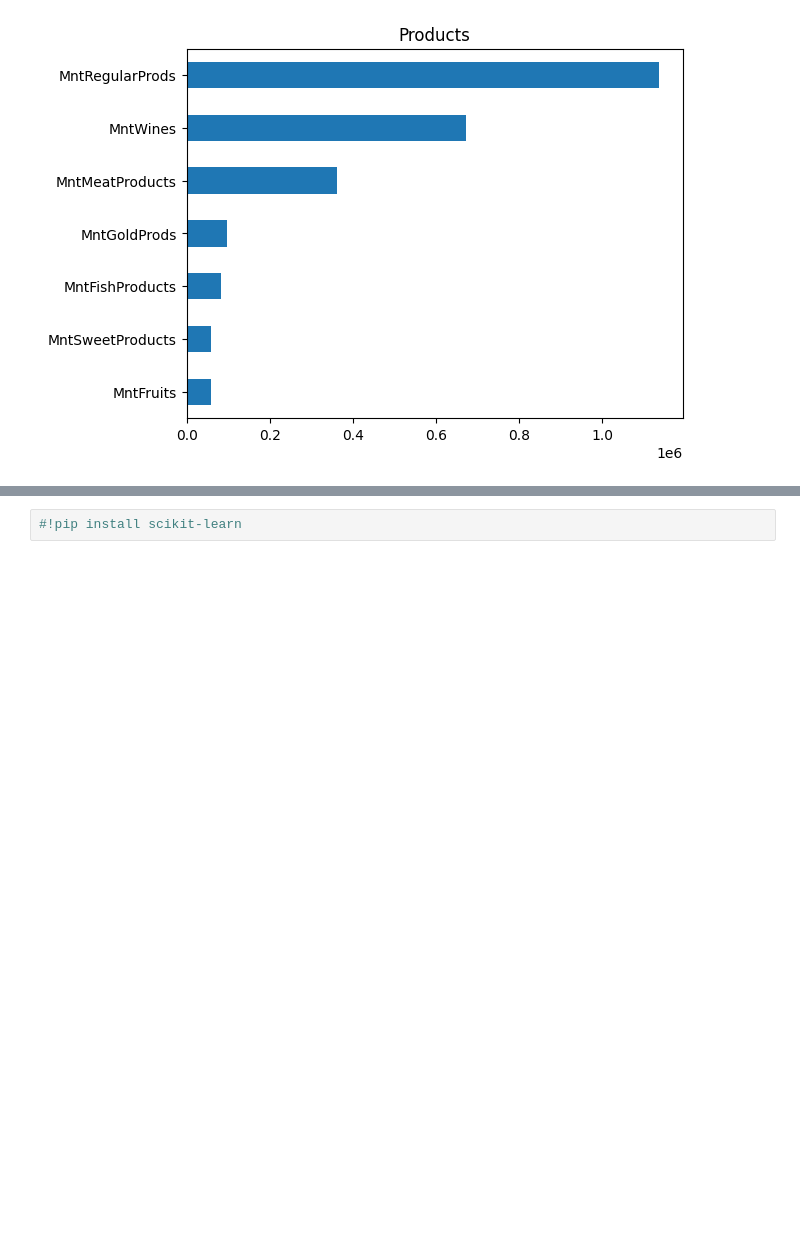
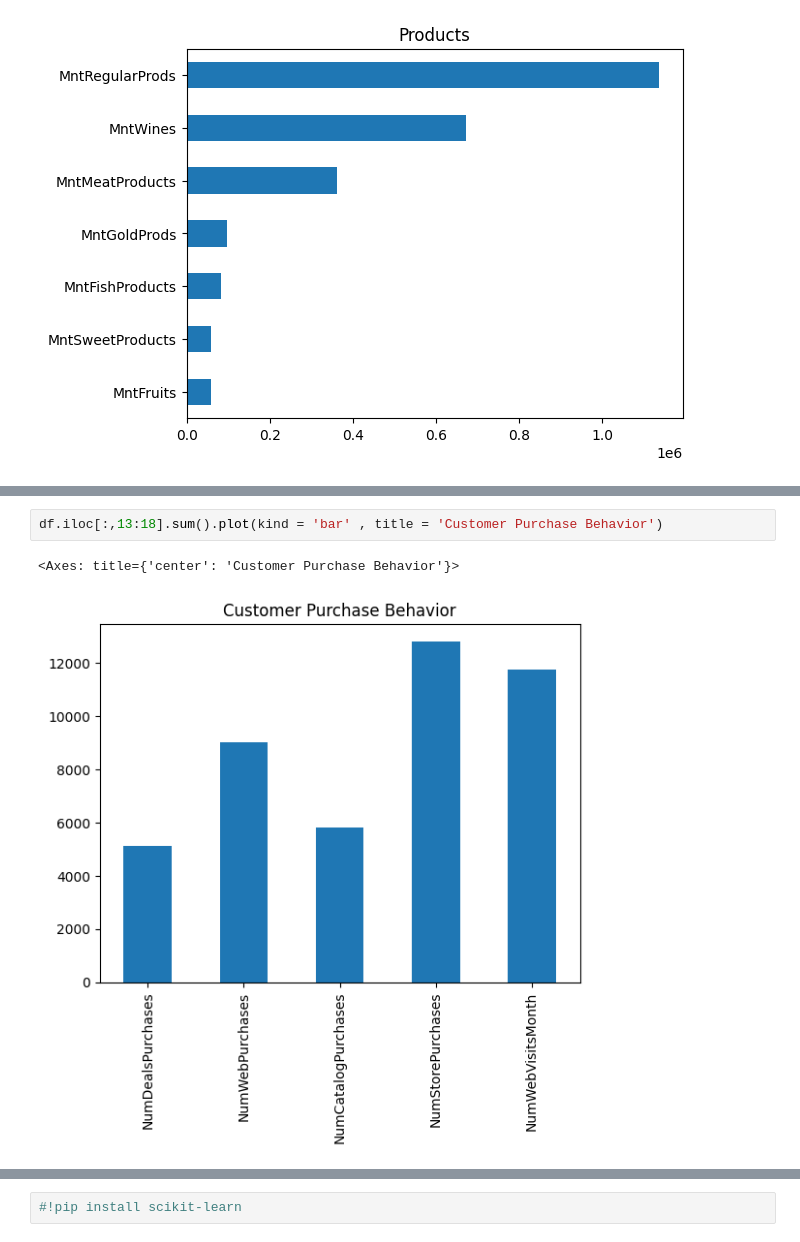
Before and after one commit to evertonenrico/Ifood_Insights, a Jupyter notebook: Ifood_Dataset/Import_DataSet_Ifood.ipynb, the cells around one changed output, grey strips where cells are left out. Drawn from its saved outputs; the diff is of its cells as text; blank space fills up the shorter version.

```diff
--- a/Ifood_Dataset/Import_DataSet_Ifood.ipynb
+++ b/Ifood_Dataset/Import_DataSet_Ifood.ipynb
@@ -400,0 +426,5 @@ df.iloc[:,5:12].sum().sort_values().plot(kind = 'barh' , title="Products" )
+# %%
+df.iloc[:,13:18].sum().plot(kind = 'bar' , title = 'Customer Purchase Behavior')
+# %% [output]
+<Axes: title={'center': 'Customer Purchase Behavior'}>
+[figure, added]
```
Also changed, not shown: parts of 6 cells of this notebook, 12 other files.
